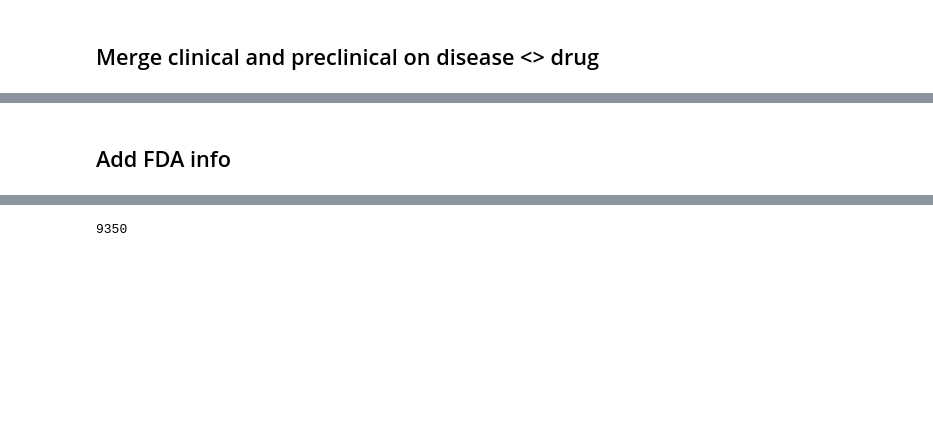
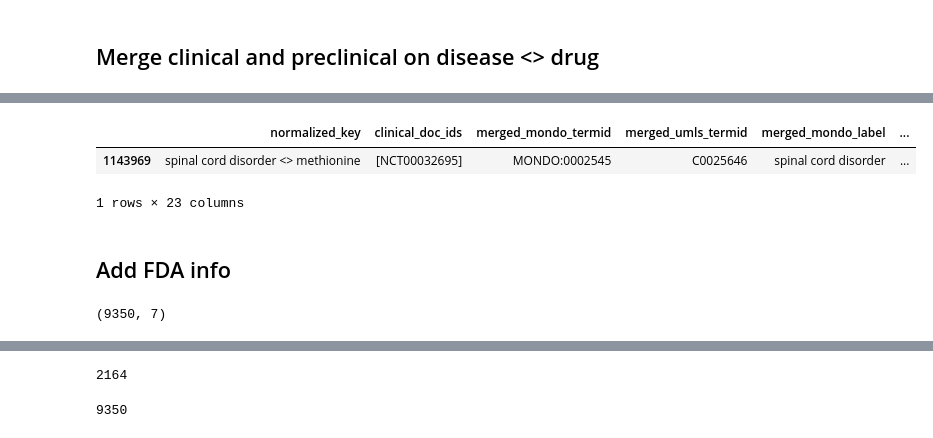
Before and after one commit to Ineichen-Group/Preclinical_DrugDisease_Translation_Pipeline, a Jupyter notebook: 10_drug_disease_translation_analysis/Translation_02_Drug_Disease.ipynb, the cells around one changed output, grey strips where cells are left out. Drawn from its saved outputs; the diff is of its cells as text; code cells hidden in the pictures; blank space fills up the shorter version.

Commit message:
drug-disease proportions translation clean notebook and docu

```diff
--- a/10_drug_disease_translation_analysis/Translation_02_Drug_Disease.ipynb
+++ b/10_drug_disease_translation_analysis/Translation_02_Drug_Disease.ipynb
@@ -271,6 +299,7 @@ clinical_agg = (
             'merged_umls_label': 'first',
             'trial_start_year':     list,
             'trial_completion_year':     list,
+            'final_trial_year': list,
             'phase':              list,
             'overall_status':     list
         })
@@ -349,7 +364,6 @@ def clean_and_sort_study_data(df):
     Specifically:
     - Sorts the DataFrame in descending order of 'clinical_count' and 'preclinical_count'.
     - Removes rows where either 'clinical_count' or 'preclinical_count' is NaN.
-    - Removes rows where the 'drug' name is missing or has 3 or fewer characters.
     - Prints the shape before and after filtering for transparency.
 
     Parameters:
@@ -374,11 +388,4 @@ def clean_and_sort_study_data(df):
     filtered_df = sorted_df.dropna(subset=['clinical_count', 'preclinical_count'])
     print(f'Shape after filtering NaN counts: {filtered_df.shape}')
 
-    # Remove rows with invalid or too-short drug names
-    #filtered_df = filtered_df[
-    #    filtered_df['drug'].apply(lambda x: isinstance(x, str) and len(x.strip()) > 3)
-    #]
-    #print(f'Shape after filtering short or invalid drugs: {filtered_df.shape}')
-
-    print(f'Shape after filtering empty counts and short drugs: {filtered_df.shape}')
     return filtered_df
@@ -470,23 +468,26 @@ def has_phase4(p):
     p = normalize_phase_label(p)
     return p == "PHASE4" or "PHASE4" in p.split("/")
 
-def first_completed_phase3_completion_year(phases, statuses, completion_years):
+def first_completed_phase3_year(phases, statuses, final_years):
     """
-    Return the earliest completion year among trials that are Phase 3 and Completed.
-    Returns None if not available / no matches.
+    Return the earliest year among trials that are Phase 3 and COMPLETED.
+
+    `final_years` already contains the fallback logic:
+    completion_year → submitted_year → start_year.
     """
-    if not all(isinstance(x, list) for x in [phases, statuses, completion_years]):
+
+    if not all(isinstance(x, list) for x in [phases, statuses, final_years]):
         return None
 
     years = []
-    for p, s, y in zip(phases, statuses, completion_years):
-        if (has_phase3(p)) and (str(s).strip().upper() == "COMPLETED"):
+
+    for p, s, y in zip(phases, statuses, final_years):
+        if has_phase3(p) and str(s).strip().upper() == "COMPLETED":
             try:
-                yy = int(y) if y is not None and str(y).strip() != "" else None
+                if y is not None and str(y).strip() != "":
+                    years.append(int(y))
             except Exception:
-                yy = None
-            if yy is not None:
-                years.append(yy)
+                pass
 
     return min(years) if years else None
 
@@ -529,15 +530,21 @@ filtered_df["min_phase_4_year"] = filtered_df.apply(
 )
 
 filtered_df["trial_completion_year_first_completed_phase3"] = filtered_df.apply(
-    lambda row: first_completed_phase3_completion_year(
+    lambda row: first_completed_phase3_year(
         row["phase"],
         row["overall_status"],
-        row["trial_completion_year"],
+        row["final_trial_year"]
     ),
     axis=1
 )
 # %%
 filtered_df = filtered_df.drop(columns=['merged_umls_termid_right', 'merged_mondo_termid_right'])
+# %%
+filtered_df[filtered_df['normalized_key']=="spinal cord disorder <> methionine"]
+# %% [output]
+|  | normalized_key | clinical_doc_ids | merged_mondo_termid | merged_umls_termid | merged_mondo_label | ... |
+| 1143969 | spinal cord disorder <> methionine | [NCT00032695] | MONDO:0002545 | C0025646 | spinal cord disorder | ... |
+1 rows × 23 columns
 # %% [markdown]
 ## Add FDA info
 # %%
@@ -545,3 +552,7 @@ fda_drug_disease = pd.read_csv("/shares/animalwelfare.crs.uzh/Preclinical_Pipeli
+# %%
+fda_drug_disease.shape
+# %% [output]
+(9350, 7)
 # %%
 fda_drug_disease['disease<>drug'] = (
     fda_drug_disease["disease_mondo_term_norm"] + " <> " + fda_drug_disease["merged_umls_label"]
@@ -556,6 +567,10 @@ fda_drug_disease.head()
 | 2 | (+)-Tolterodine | urge urinary incontinence | 1998.0 | urge urinary incontinence | ['ANDA077006', 'ANDA079141', 'AND... | ... |
 | 3 | (+)-Tolterodine | urgency | 1998.0 | urgency | ['ANDA077006', 'ANDA079141', 'AND... | ... |
 | 4 | (+-)-Milnacipran | fibromyalgia | 2009.0 | fibromyalgia | ['ANDA205081', 'NDA022256'] | ... |
+# %%
+fda_drug_disease.fda_merged_umls_label.nunique()
+# %% [output]
+2164
 # %%
 fda_pairs = set(fda_drug_disease['fda_disease<>drug'])
 # %%
```
Also changed, not shown: parts of 57 cells of this notebook, 1 other file.
